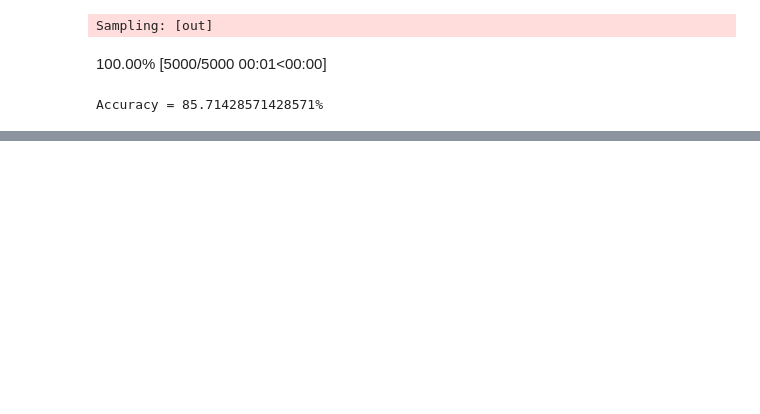
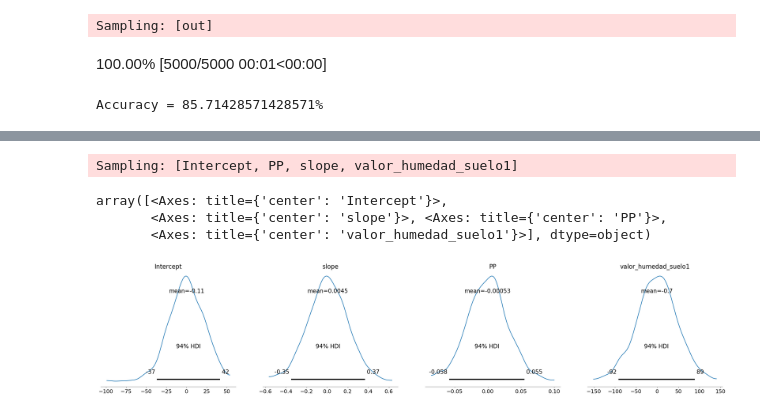
Before and after one commit to manuel-labbe/practica, a Jupyter notebook: modelos.ipynb, the cells around one changed output, grey strips where cells are left out. Saved outputs shown, nothing was run; the diff lists cells and outputs as text; code cells hidden in the pictures; blank space fills up the shorter version.

```diff
--- a/modelos.ipynb
+++ b/modelos.ipynb
@@ -176 +197,9 @@ Sampling 4 chains for 1_000 tune and 1_000 draw iterations (4_000 + 4_000 draws
+# %%
+model1.plot_priors(draws=1000)
+# %% [output]
+Sampling: [Intercept, PP, slope, valor_humedad_suelo1]
+array([<Axes: title={'center': 'Intercept'}>,
+       <Axes: title={'center': 'slope'}>, <Axes: title={'center': 'PP'}>,
+       <Axes: title={'center': 'valor_humedad_suelo1'}>], dtype=object)
+[figure, added]
 # %%
```
Also changed, not shown: parts of 15 cells of this notebook.
